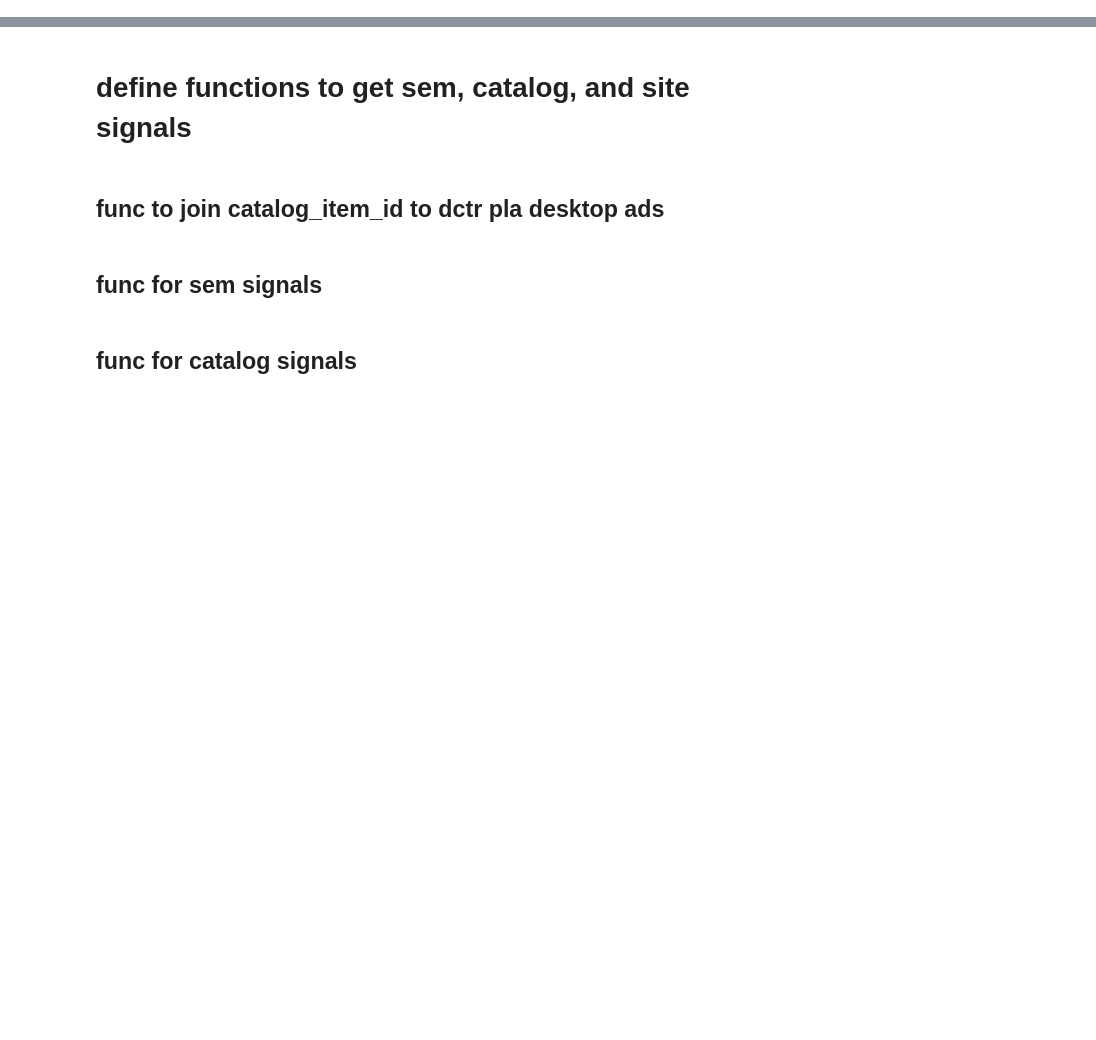
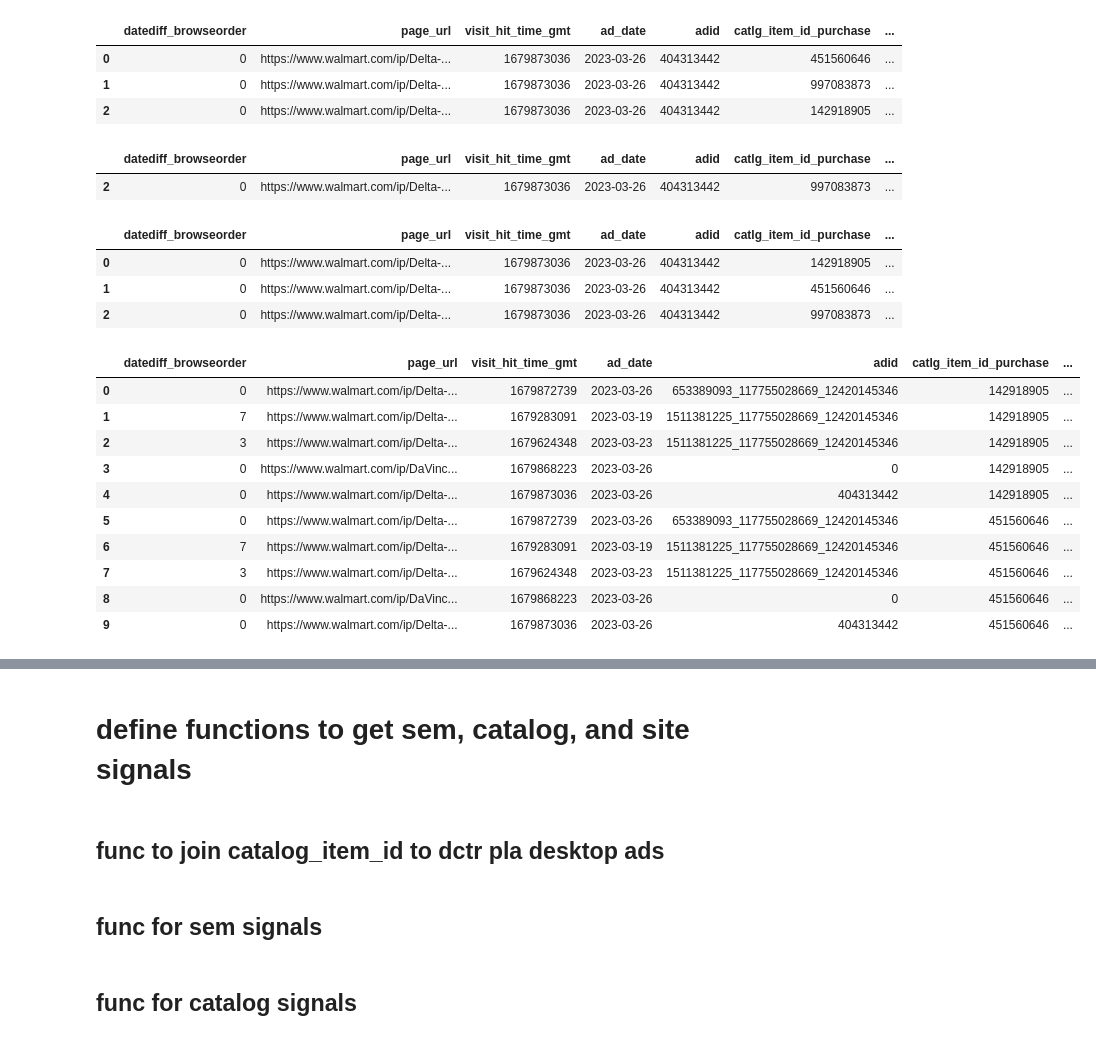
Before and after one commit to peter91011/rpc_feature_extraction, a Jupyter notebook: rpc_model/RPC_Prediction_Feature_PLA_cluster.ipynb, the cells around one changed output, grey strips where cells are left out. Saved outputs shown, nothing was run; the diff lists cells and outputs as text; code cells hidden in the pictures; blank space fills up the shorter version.

```diff
--- a/rpc_model/RPC_Prediction_Feature_PLA_cluster.ipynb
+++ b/rpc_model/RPC_Prediction_Feature_PLA_cluster.ipynb
@@ -62,0 +1311,11 @@ spark.sparkContext.setLogLevel("ERROR")
+# %%
+NUM_ATTRIBUTION_DAYS = 14
+ds = '2023-03-26'
+def is_dst(when):
+    '''Given the name of Timezone will determine if that timezone is in Daylight Saving Time now (DST)'''
+    return when.dst() != timedelta(0)
+import pytz
+sem_customers = 'sem.customers'
+fair_daily_auth_order_to_visit_chain = 'fair.daily_auth_order_to_visit_chain'
+fair_daily_auth_order_to_ref_vehicle = 'fair.daily_auth_order_to_ref_vehicle'
+ww_crew_dl_rpt_vm_cnsld_order_item = 'ww_crew_dl_rpt_vm.cnsld_order_item'
@@ -62,0 +2572,19 @@ spark.sparkContext.setLogLevel("ERROR")
+# %%
+pt1_v1
+# %% [output]
+|  | datediff_browseorder | page_url | visit_hit_time_gmt | ad_date | adid | catlg_item_id_purchase | ... |
+| 0 | 0 | https://www.walmart.com/ip/Delta-... | 1679873036 | 2023-03-26 | 404313442 | 451560646 | ... |
+| 1 | 0 | https://www.walmart.com/ip/Delta-... | 1679873036 | 2023-03-26 | 404313442 | 997083873 | ... |
+| 2 | 0 | https://www.walmart.com/ip/Delta-... | 1679873036 | 2023-03-26 | 404313442 | 142918905 | ... |
+# %%
+pt1_v2[(pt1_v2['purchase_brand']==pt1_v2['ad_item_brand'])&(pt1_v2['source_id']==4)]
+# %% [output]
+|  | datediff_browseorder | page_url | visit_hit_time_gmt | ad_date | adid | catlg_item_id_purchase | ... |
+| 2 | 0 | https://www.walmart.com/ip/Delta-... | 1679873036 | 2023-03-26 | 404313442 | 997083873 | ... |
+# %%
+pt1_v2
+# %% [output]
+|  | datediff_browseorder | page_url | visit_hit_time_gmt | ad_date | adid | catlg_item_id_purchase | ... |
+| 0 | 0 | https://www.walmart.com/ip/Delta-... | 1679873036 | 2023-03-26 | 404313442 | 142918905 | ... |
+| 1 | 0 | https://www.walmart.com/ip/Delta-... | 1679873036 | 2023-03-26 | 404313442 | 451560646 | ... |
+| 2 | 0 | https://www.walmart.com/ip/Delta-... | 1679873036 | 2023-03-26 | 404313442 | 997083873 | ... |
@@ -62,0 +3047,16 @@ spark.sparkContext.setLogLevel("ERROR")
+# %%
+ww = coop_out.toPandas()
+# %%
+ww
+# %% [output]
+|  | datediff_browseorder | page_url | visit_hit_time_gmt | ad_date | adid | catlg_item_id_purchase | ... |
+| 0 | 0 | https://www.walmart.com/ip/Delta-... | 1679872739 | 2023-03-26 | 653389093_117755028669_12420145346 | 142918905 | ... |
+| 1 | 7 | https://www.walmart.com/ip/Delta-... | 1679283091 | 2023-03-19 | 1511381225_117755028669_12420145346 | 142918905 | ... |
+| 2 | 3 | https://www.walmart.com/ip/Delta-... | 1679624348 | 2023-03-23 | 1511381225_117755028669_12420145346 | 142918905 | ... |
+| 3 | 0 | https://www.walmart.com/ip/DaVinc... | 1679868223 | 2023-03-26 | 0 | 142918905 | ... |
+| 4 | 0 | https://www.walmart.com/ip/Delta-... | 1679873036 | 2023-03-26 | 404313442 | 142918905 | ... |
+| 5 | 0 | https://www.walmart.com/ip/Delta-... | 1679872739 | 2023-03-26 | 653389093_117755028669_12420145346 | 451560646 | ... |
+| 6 | 7 | https://www.walmart.com/ip/Delta-... | 1679283091 | 2023-03-19 | 1511381225_117755028669_12420145346 | 451560646 | ... |
+| 7 | 3 | https://www.walmart.com/ip/Delta-... | 1679624348 | 2023-03-23 | 1511381225_117755028669_12420145346 | 451560646 | ... |
+| 8 | 0 | https://www.walmart.com/ip/DaVinc... | 1679868223 | 2023-03-26 | 0 | 451560646 | ... |
+| 9 | 0 | https://www.walmart.com/ip/Delta-... | 1679873036 | 2023-03-26 | 404313442 | 451560646 | ... |
```
Also changed, not shown: parts of 70 cells of this notebook, 25 other files.
